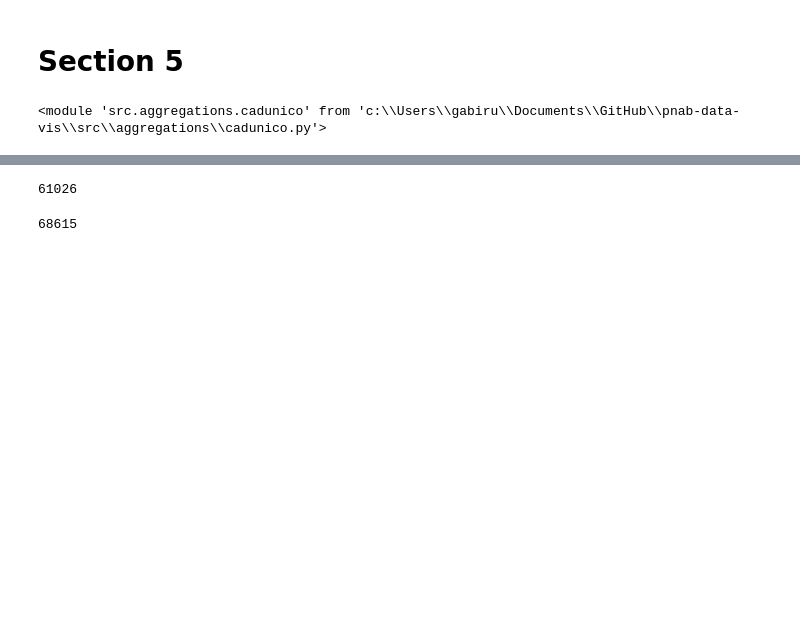
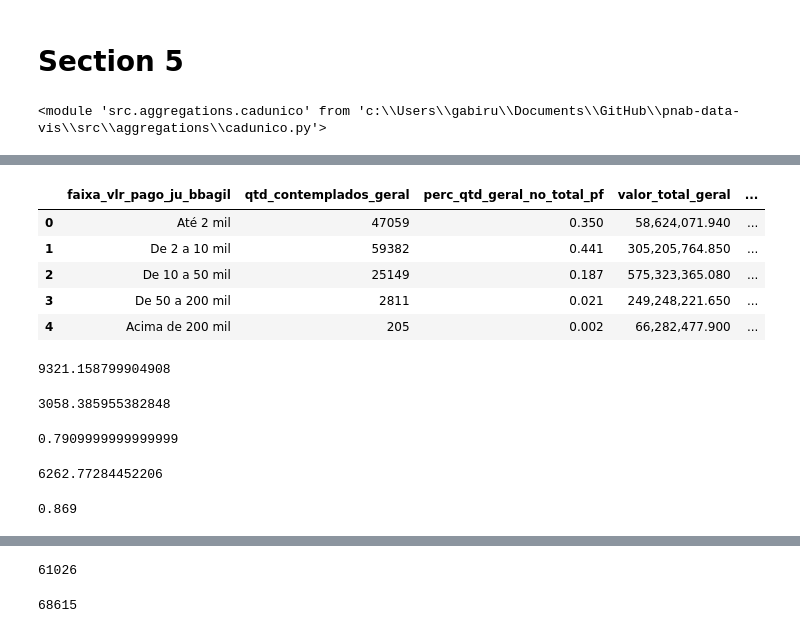
Before and after one commit to SGE-Subsecretaria-de-Gestao-Estrategica/pnab-data-vis, a Jupyter notebook: src/notebooks/v2_gabriel_create_csv.ipynb, the cells around one changed output, grey strips where cells are left out. Drawn from its saved outputs; the diff is of its cells as text; code cells hidden in the pictures; blank space fills up the shorter version.

```diff
--- a/src/notebooks/v2_gabriel_create_csv.ipynb
+++ b/src/notebooks/v2_gabriel_create_csv.ipynb
@@ -732,0 +715,31 @@ df_cad_unico_by_uf
+# %%
+df_cad_unico_faixa = cadunico.aggregate_pf_cadunico_by_faixa_valor_ju(df_cubo=df_cubo)
+# %%
+df_cad_unico_faixa
+# %% [output]
+|  | faixa_vlr_pago_ju_bbagil | qtd_contemplados_geral | perc_qtd_geral_no_total_pf | valor_total_geral | ... |
+| 0 | Até 2 mil | 47059 | 0.350 | 58,624,071.940 | ... |
+| 1 | De 2 a 10 mil | 59382 | 0.441 | 305,205,764.850 | ... |
+| 2 | De 10 a 50 mil | 25149 | 0.187 | 575,323,365.080 | ... |
+| 3 | De 50 a 200 mil | 2811 | 0.021 | 249,248,221.650 | ... |
+| 4 | Acima de 200 mil | 205 | 0.002 | 66,282,477.900 | ... |
+# %%
+1254683901.420 / 134606
+# %% [output]
+9321.158799904908
+# %%
+9321.158799904908 - 6262.77284452206
+# %% [output]
+3058.385955382848
+# %%
+0.441 + 0.350
+# %% [output]
+0.7909999999999999
+# %%
+365789773.530 / 58407
+# %% [output]
+6262.77284452206
+# %%
+0.399 + 0.470
+# %% [output]
+0.869
```
Also changed, not shown: parts of 19 cells of this notebook, 4 other files.
